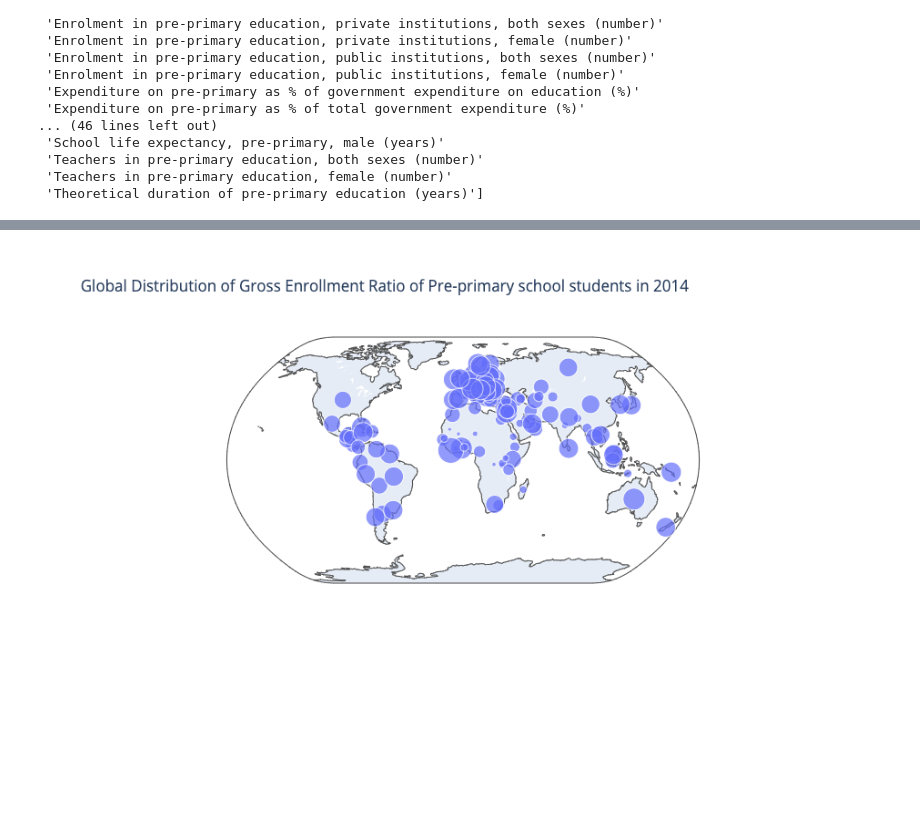
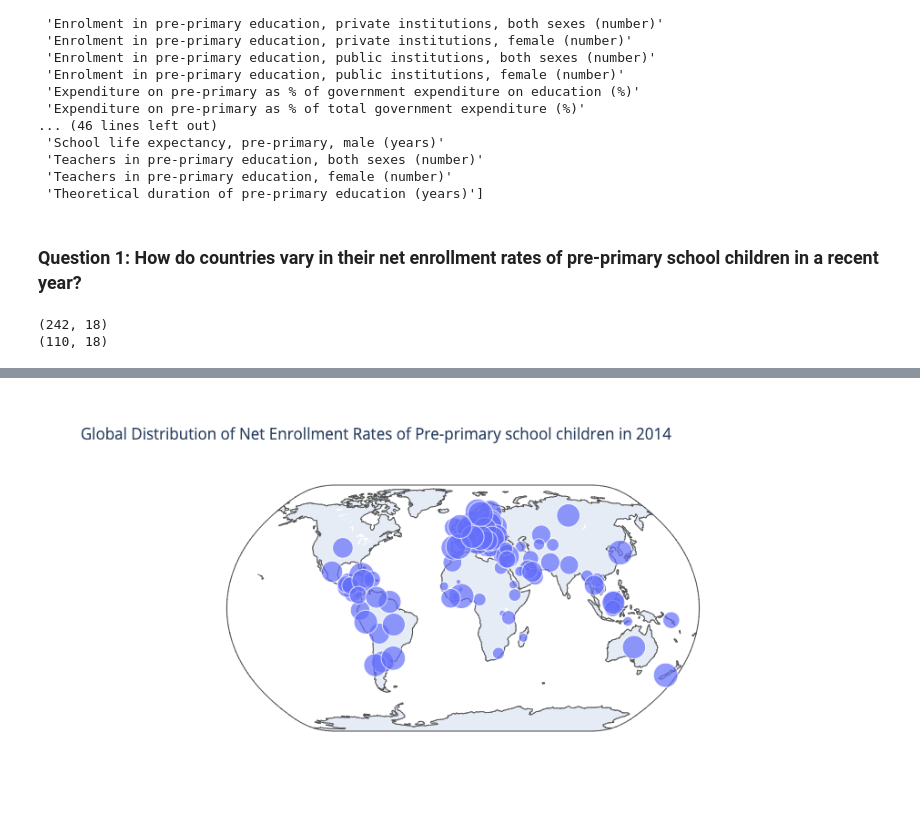
Before and after one commit to yilinee/hcde-410-final, a Jupyter notebook: Analysis.ipynb, the cells around one changed output, grey strips where cells are left out. Saved outputs shown, nothing was run; the diff lists cells and outputs as text; code cells hidden in the pictures; blank space fills up the shorter version.

```diff
--- a/Analysis.ipynb
+++ b/Analysis.ipynb
@@ -16,8 +13,12 @@ import plotly as plt
 # from statsmodels.sandbox.regression.predstd import wls_prediction_std
 # %%
-# load dataframe from panda
-df = pd.read_csv("./Data/EdStatsData.csv", usecols = ['Country Name', 'Country Code',
-                                                      'Indicator Name','2000', '2001', '2002',
-                                                      '2003', '2004', '2005', '2006', '2007',
-                                                     '2008', '2009', '2010', '2011', '2012',
-                                                     '2013', '2014'])
+# load dataframe from Github URL, because python does not read git LFS
+path = "https://github.com/yilinee/hcde-410-final/blob/c4a5a67a3c5282cac1cbd0621b9d5703f2fbdf82/Data/EdStatsData.csv?raw=true"
+
+# optional way to check if the csv is loaded successfully
+# print(pd.read_csv(path, nrows=5))
+
+# read the csv by specific columns
+df = pd.read_csv(path, usecols = ['Country Name', 'Country Code', 'Indicator Name','2000', '2001',
+                                  '2002', '2003', '2004', '2005', '2006', '2007', '2008', '2009',
+                                  '2010', '2011', '2012', '2013', '2014'])
@@ -24,2 +31,3 @@ df = pd.read_csv("./Data/EdStatsData.csv", usecols = ['Country Name', 'Country C
 # %%
-dfn = df[df['Indicator Name'].str.contains("pre-primary")]
+# select indicators relevant to pre-primary education
+dfp = df[df['Indicator Name'].str.contains("pre-primary")]
@@ -43,7 +57,18 @@ print(dfn['Indicator Name'].unique ())
  'Teachers in pre-primary education, both sexes (number)'
  'Teachers in pre-primary education, female (number)'
  'Theoretical duration of pre-primary education (years)']
+# %% [markdown]
+### Question 1: How do countries vary in their net enrollment rates of pre-primary school children in a recent year?
 # %%
-dfns = dfn[dfn['Indicator Name'].str.contains("Gross enrolment ratio, pre-primary, both sexes")]
+# create a new dataframe that contains the information about the primary indicator of focus in this project
+dfpr = dfp[dfp['Indicator Name'].str.contains("Net enrolment rate, pre-primary, both sexes")]
 # %%
-dfns_nona = dfns[dfns['2014'].notnull()]
+# drop countries whose net enrollment rate is empty or null in year 2014, or a specific year of focus
+dfpr_nona = dfpr[dfpr['2014'].notnull()]
+# %%
+# compare numbers of countries before and after the null drop
+print(dfpr.shape)
+print(dfpr_nona.shape)
+# %% [output]
+(242, 18)
+(110, 18)
@@ -50,10 +79,13 @@ dfns_nona = dfns[dfns['2014'].notnull()]
 # %%
-fig = px.scatter_geo(dfns_nona, locations="Country Code",
+# create a geographical visualization about net enrollment rate
+fig = px.scatter_geo(dfpr_nona, locations="Country Code",
                      size="2014", # size of markers, "pop" is one of the columns of gapminder
                      hover_name="Country Name", # column added to hover information
-                     projection="natural earth",
-                     title="Global Distribution of Gross Enrollment Ratio of Pre-primary school students in 2014")
+                     projection="natural earth", # display of earth in a non-rectangular natural shape
+                     title="Global Distribution of Net Enrollment Rates of Pre-primary school children in 2014")
+# show the figure
 fig.show()
-# fig.write_image("./Images/fig1.png")
-# plt.io.orca.config.save()
+
+# function to save the image; to run this function, delete the content inside the "Images" folder
+# fig.write_image("./Images/NER.png")
 # %% [output]
@@ -60 +93 @@ fig.show()
-[figure, old version]
+[figure, new version]
```
Also changed, not shown: parts of 24 cells of this notebook, 4 other files.
